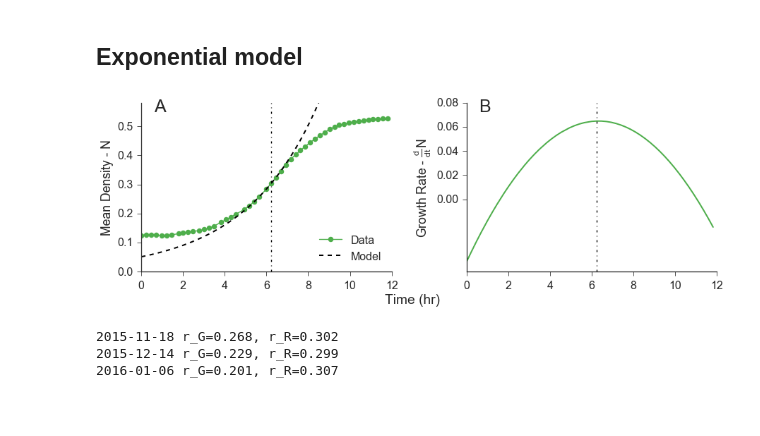
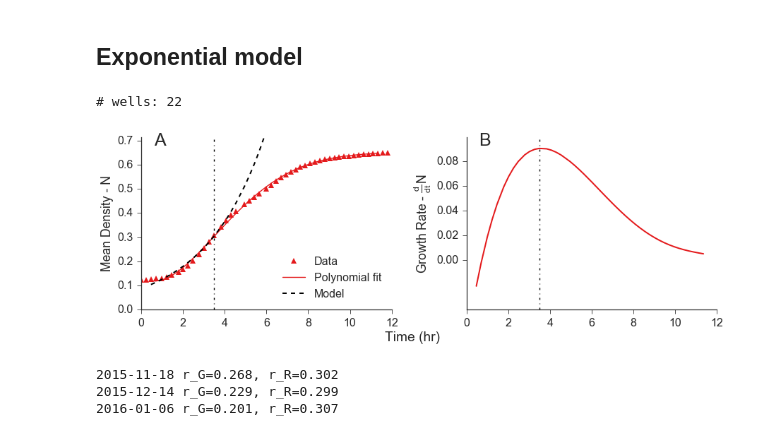
Before and after one commit to yoavram/curveball_ms, a Jupyter notebook: supp.ipynb, the cells around one changed output. Cells and saved outputs as stored; diff of their text form; code cells hidden in the pictures; blank space fills up the shorter version.

Commit message:
better expo model figure

```diff
--- a/supp.ipynb
+++ b/supp.ipynb
@@ -354,43 +354,47 @@ Red
 # %%
 from scipy.misc import derivative
 from curveball.utils import smooth
 
 ds = datasets['2015-11-18']
-df = ds['dfG']
+df = ds['dfR']
+print("# wells:", len(df.Well.unique()))
 df = df.groupby('Time').OD.mean().reset_index()
-G = df['OD']
-tG = df['Time']
-G_smooth = smooth(tG, G)
-dGdt = derivative(G_smooth, tG)
-imax = dGdt.argmax()
-tmax = tG[imax]
-slopeG, interceptG = curveball.models.fit_exponential_growth_phase(tG, G)
+R = df['OD']
+tR = df['Time']
+R_smooth = smooth(tR, R)
+dRdt = derivative(R_smooth, tR)
+imax = dRdt.argmax()
+tmax = tR[imax]
+slopeR, interceptR = curveball.models.fit_exponential_growth_phase(tR, R)
 
 fig, ax = plt.subplots(1, 2, sharex=True, sharey=False, figsize=(width * 2, height))
 
-ax[0].plot(tG, G, 'o-', color=green, label='Data')
-ax[1].plot(tG, dGdt, color=green, lw=2)
-ax[0].plot(tG, np.exp(interceptG + tG * slopeG), color='k', ls=pred_ls, lw=2, label='Model')
+# slice 2:-2 because the smoothing is less credible in the ends
+ax[0].plot(tR, R, '^', color=red, label='Data')
+ax[0].plot(tR[2:-2], R_smooth(tR[2:-2]), '-', color=red, label='Polynomial fit')
+ax[1].plot(tR[2:-2], dRdt[2:-2], color=red, lw=2)
+ax[0].plot(tR[2:-2], np.exp(interceptR + tR * slopeR)[2:-2], color='k', ls=pred_ls, lw=2, label='Model')
 ax[0].axvline(tmax, color='k', ls='-.')
 ax[1].axvline(tmax, color='k', ls='-.')
 
 ax[0].set_ylabel(r'Mean Density - N')
-ax[0].set_ylim(0, 1.1*G.max())
+ax[0].set_ylim(0, 1.1 * R.max())
 ax[0].legend(loc='lower right')
-# ax[0].text(8.5, 0.1, r'$N(t) = N_0e^{rt}$'+'\n $N_0$ = {:.2g}\n $r$ = {:.2g}'.format(np.exp(interceptG), slopeG), fontsize=16)
 
 ax[1].set_ylabel(r'Growth Rate - $\frac{d}{dt}N$')
 ax[1].set_yticks([0, 0.02, 0.04, 0.06, 0.08])
 
 fig_xlabel(fig, 'Time (hr)')
 for i,axes in enumerate(ax.flatten()):
-    axes.annotate('ABCDEFGH'[i], (0.05, 0.95), xycoords='axes fraction', fontsize=panel_label_size)
+    axes.annotate('ABCDEFGH'[i], (0.05, 0.95),
+                  xycoords='axes fraction', fontsize=panel_label_size)
 fig.tight_layout()
 sns.despine()
 fig.savefig('Fig-exponential_model-explained.png')
 fig.savefig('Fig-exponential_model-explained.pdf', dpi=300)
 # %% [output]
+# wells: 22
-[figure, old version]
+[figure, new version]
 # %%
 def expnential_model(mGreen, mRed, frac_green=0.3, frac_red=0.3, di=2,
                      colors=sns.color_palette('Set1', 3)[::2], ax=None, PLOT=False):
```
